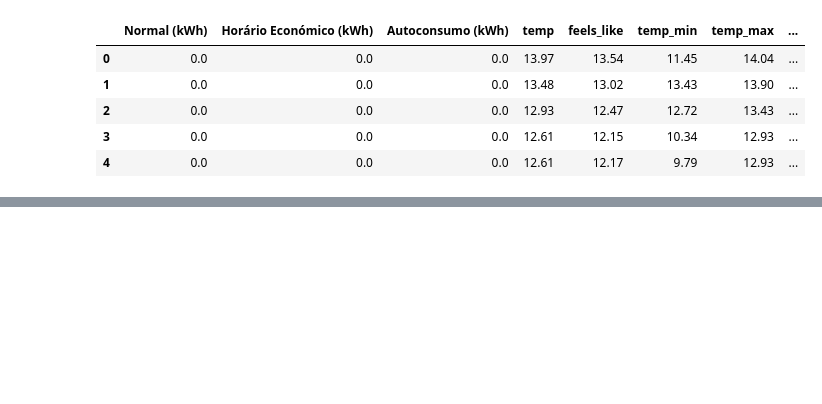
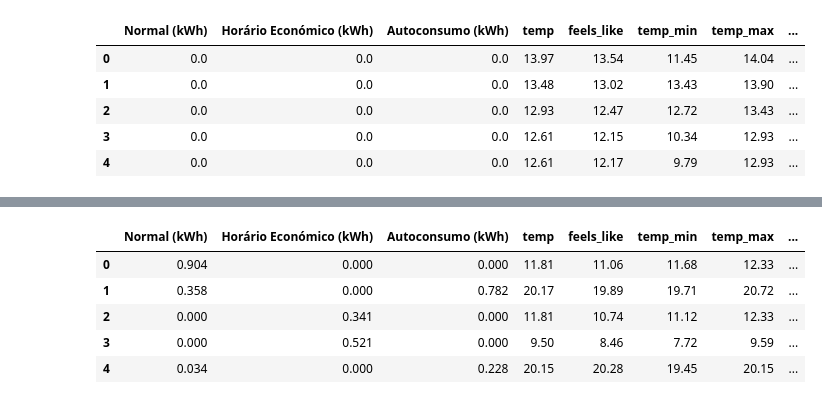
Before and after one commit to JoseBambora/ProjetoDAA, a Jupyter notebook: DatasetCompetition/rede_neuronal.ipynb, the cells around one changed output, grey strips where cells are left out. Cells and saved outputs as stored; diff of their text form; code cells hidden in the pictures; blank space fills up the shorter version.

```diff
--- a/DatasetCompetition/rede_neuronal.ipynb
+++ b/DatasetCompetition/rede_neuronal.ipynb
@@ -202,3 +200,12 @@ Name: count, dtype: int64
+# %%
+X_resampled_df.head()
+# %% [output]
+|  | Normal (kWh) | Horário Económico (kWh) | Autoconsumo (kWh) | temp | feels_like | temp_min | temp_max | ... |
+| 0 | 0.904 | 0.000 | 0.000 | 11.81 | 11.06 | 11.68 | 12.33 | ... |
+| 1 | 0.358 | 0.000 | 0.782 | 20.17 | 19.89 | 19.71 | 20.72 | ... |
+| 2 | 0.000 | 0.341 | 0.000 | 11.81 | 10.74 | 11.12 | 12.33 | ... |
+| 3 | 0.000 | 0.521 | 0.000 | 9.50 | 8.46 | 7.72 | 9.59 | ... |
+| 4 | 0.034 | 0.000 | 0.228 | 20.15 | 20.28 | 19.45 | 20.15 | ... |
 # %%
 optimizer = ['SGD', 'RMSprop', 'Adagrad']
 param_grid = dict(optimizer = optimizer)
```
Also changed, not shown: parts of 15 cells of this notebook, 1 other file.
